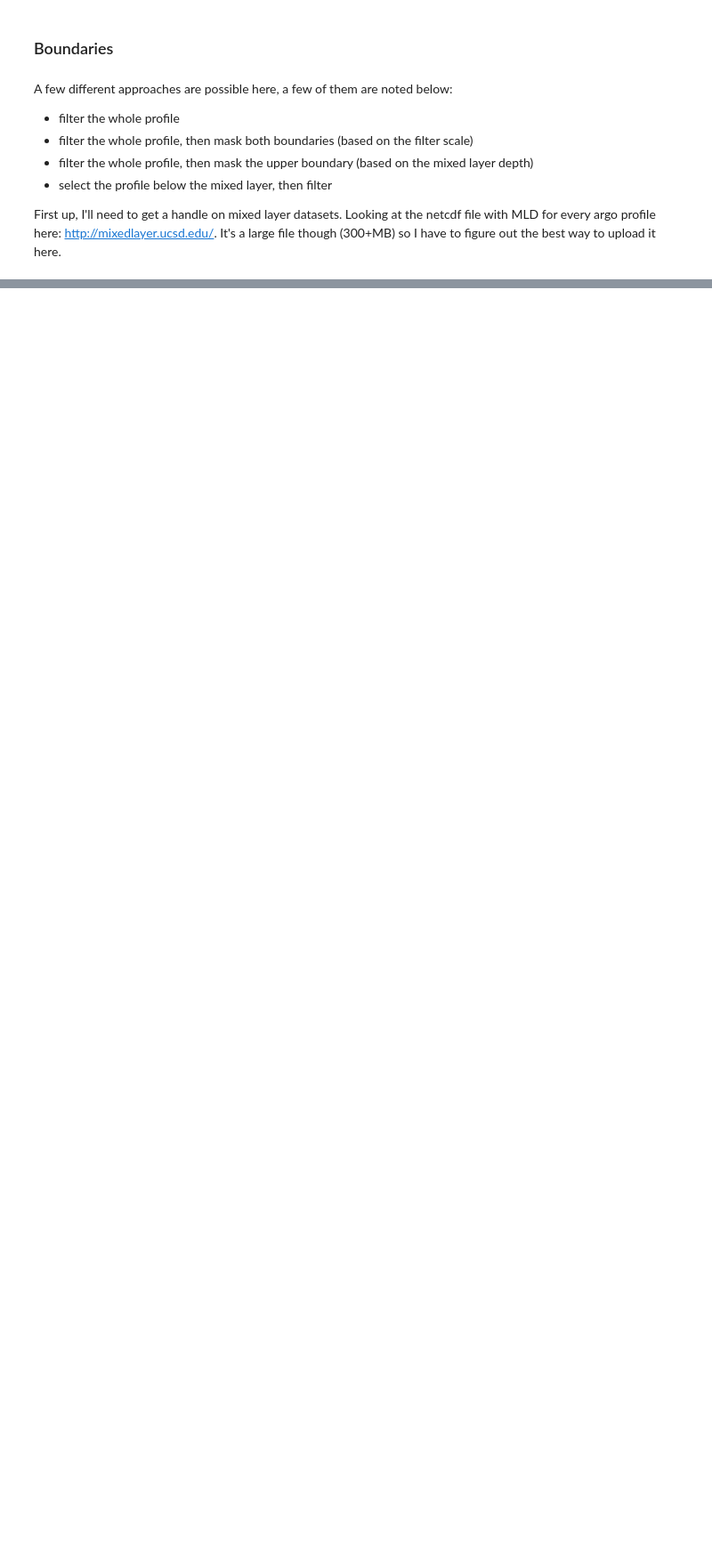
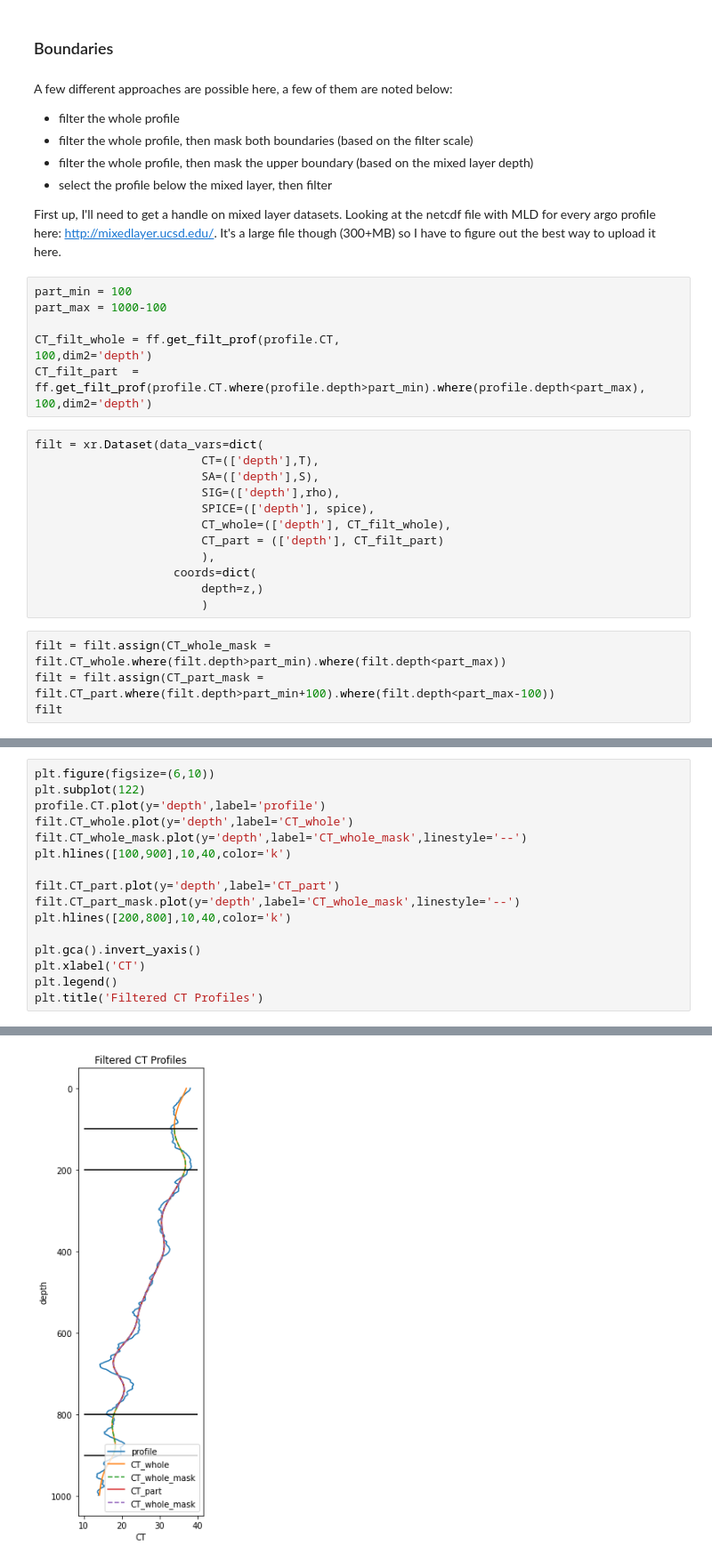
Before and after one commit to ocean-transport/argo-intern, a Jupyter notebook: methods.ipynb, the cells around one changed output, grey strips where cells are left out. Shown at 89% size. Drawn from its saved outputs; the diff is of its cells as text; blank space fills up the shorter version.

```diff
--- a/methods.ipynb
+++ b/methods.ipynb
@@ -100,3 +104,25 @@ A few different approaches are possible here, a few of them are noted below:
 - select the profile below the mixed layer, then filter
 
 First up, I'll need to get a handle on mixed layer datasets. Looking at the netcdf file with MLD for every argo profile here: http://mixedlayer.ucsd.edu/. It's a large file though (300+MB) so I have to figure out the best way to upload it here.
+# %%
+part_min = 100
+part_max = 1000-100
+
+CT_filt_whole = ff.get_filt_prof(profile.CT,                                                             100,dim2='depth')
+CT_filt_part  = ff.get_filt_prof(profile.CT.where(profile.depth>part_min).where(profile.depth<part_max), 100,dim2='depth')
+# %%
+filt = xr.Dataset(data_vars=dict(
+                        CT=(['depth'],T),
+                        SA=(['depth'],S),
+                        SIG=(['depth'],rho),
+                        SPICE=(['depth'], spice),
+                        CT_whole=(['depth'], CT_filt_whole),
+                        CT_part = (['depth'], CT_filt_part)
+                        ),
+                    coords=dict(
+                        depth=z,)
+                        )
+# %%
+filt = filt.assign(CT_whole_mask = filt.CT_whole.where(filt.depth>part_min).where(filt.depth<part_max))
+filt = filt.assign(CT_part_mask = filt.CT_part.where(filt.depth>part_min+100).where(filt.depth<part_max-100))
+filt
@@ -102,0 +143,17 @@ First up, I'll need to get a handle on mixed layer datasets. Looking at the netc
+# %%
+plt.figure(figsize=(6,10))
+plt.subplot(122)
+profile.CT.plot(y='depth',label='profile')
+filt.CT_whole.plot(y='depth',label='CT_whole')
+filt.CT_whole_mask.plot(y='depth',label='CT_whole_mask',linestyle='--')
+plt.hlines([100,900],10,40,color='k')
+
+filt.CT_part.plot(y='depth',label='CT_part')
+filt.CT_part_mask.plot(y='depth',label='CT_whole_mask',linestyle='--')
+plt.hlines([200,800],10,40,color='k')
+
+plt.gca().invert_yaxis()
+plt.xlabel('CT')
+plt.legend()
+plt.title('Filtered CT Profiles')
+# %% [output]
@@ -102,0 +161 @@ First up, I'll need to get a handle on mixed layer datasets. Looking at the netc
+[figure, added]
```
Also changed, not shown: parts of 7 cells of this notebook.
